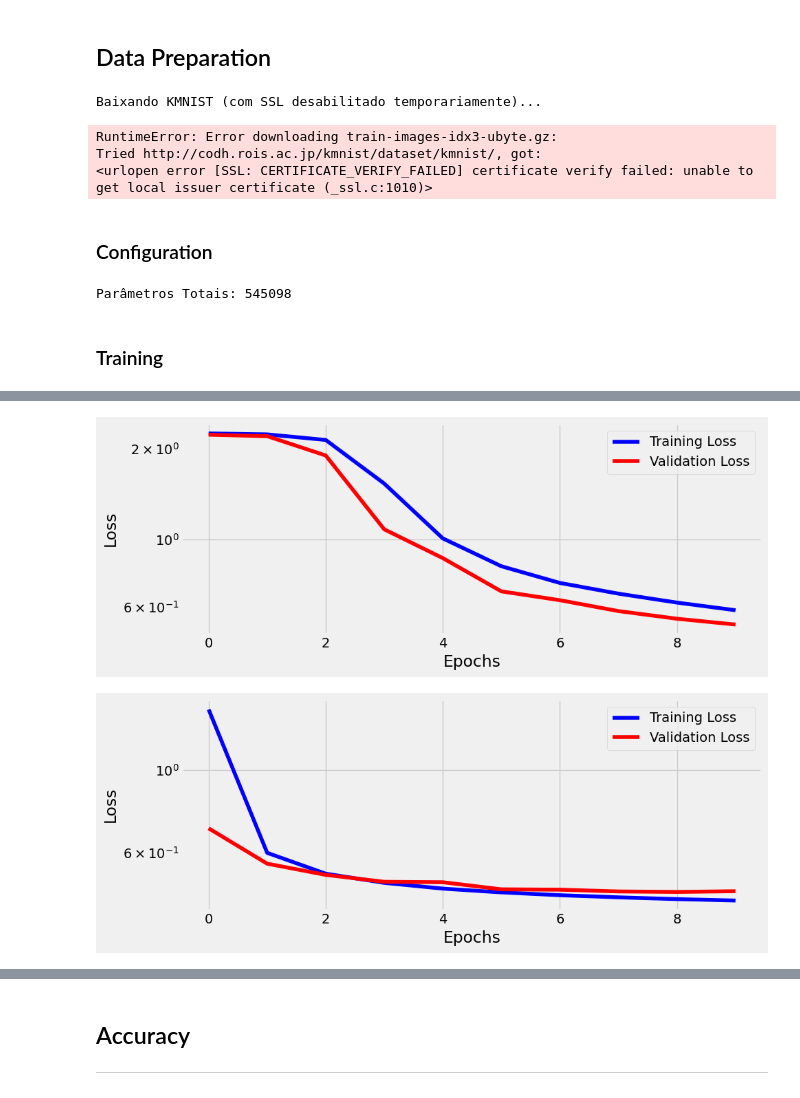
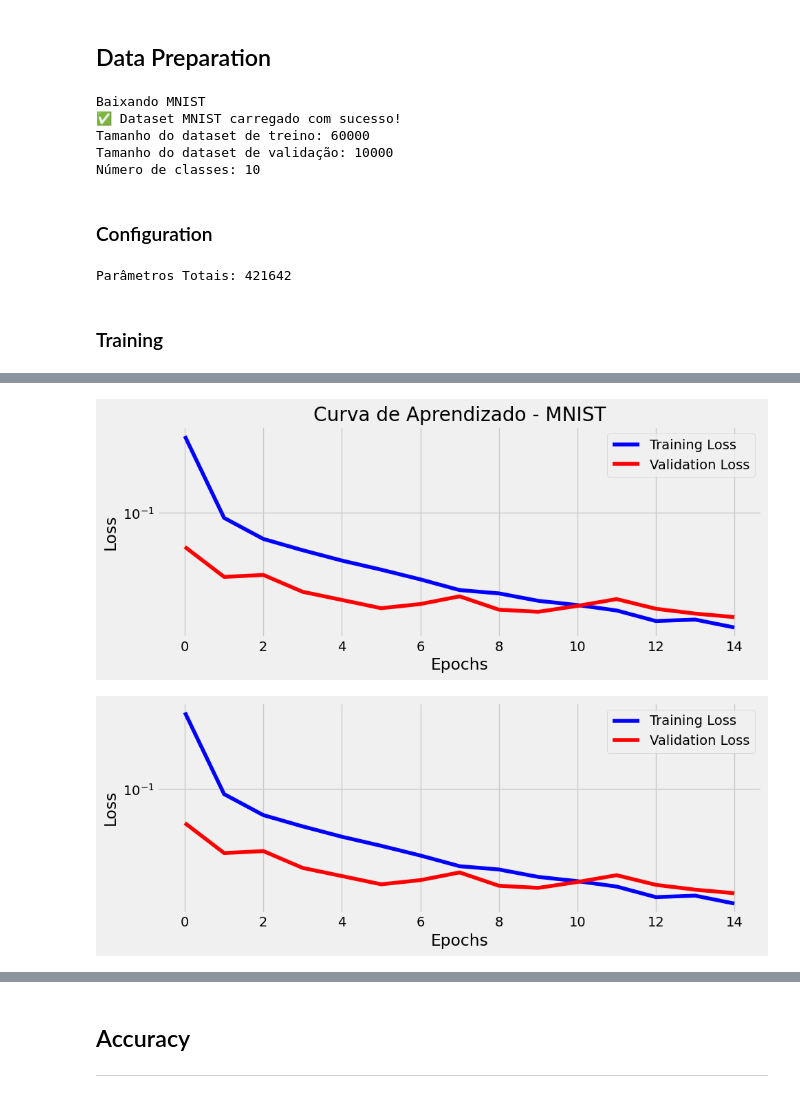
Before and after one commit to vitorgabriel27/mlops_dca0305, a Jupyter notebook: cnn_mnist_lenet.ipynb, the cells around one changed output, grey strips where cells are left out. Saved outputs shown, nothing was run; the diff lists cells and outputs as text; code cells hidden in the pictures.

```diff
--- a/cnn_mnist_lenet.ipynb
+++ b/cnn_mnist_lenet.ipynb
@@ -313,7 +313,7 @@ transform_composer = Compose([
 ])
 
 # 2. Carrega os datasets MNIST
-print("Baixando MNIST (com SSL desabilitado temporariamente)...")
+print("Baixando MNIST")
 train_dataset = datasets.MNIST(
     root="./data",
     train=True,
@@ -337,21 +337,22 @@ print(f"Tamanho do dataset de treino: {len(train_dataset)}")
 print(f"Tamanho do dataset de validação: {len(val_dataset)}")
 print(f"Número de classes: {N_CLASSES}")
 # %% [output]
-Baixando KMNIST (com SSL desabilitado temporariamente)...
+Baixando MNIST
+✅ Dataset MNIST carregado com sucesso!
+Tamanho do dataset de treino: 60000
+Tamanho do dataset de validação: 10000
+Número de classes: 10
-RuntimeError: Error downloading train-images-idx3-ubyte.gz:
-Tried http://codh.rois.ac.jp/kmnist/dataset/kmnist/, got:
-<urlopen error [SSL: CERTIFICATE_VERIFY_FAILED] certificate verify failed: unable to get local issuer certificate (_ssl.c:1010)>
 # %% [markdown]
 ### Configuration
 # %%
-# Configurações para SVHN
+# Configurações para MNIST
 N_CHANNELS = 1   # Imagens em tons de cinza
 INPUT_SIZE = 28  # Imagens 28x28 pixels
 
 torch.manual_seed(13)
 model_cnn1 = nn.Sequential()
 
-# --- Featurizer mais robusto para SVHN ---
+# --- Featurizer adaptado para MNIST 28x28 ---
 model_cnn1.add_module('conv1', nn.Conv2d(in_channels=N_CHANNELS, out_channels=32, kernel_size=3, padding=1))
 model_cnn1.add_module('relu1', nn.ReLU())
 model_cnn1.add_module('maxp1', nn.MaxPool2d(kernel_size=2))
@@ -363,25 +364,27 @@ model_cnn1.add_module('maxp2', nn.MaxPool2d(kernel_size=2))
 model_cnn1.add_module('flatten', nn.Flatten())
 
 # --- Classification ---
-# Após 2 maxpools: 32x32 -> 16x16 -> 8x8
-# 64 canais * 8 * 8 = 4096
-model_cnn1.add_module('fc1', nn.Linear(in_features=64 * 8 * 8, out_features=128))
+# Cálculo para MNIST 28x28:
+# Após 2 maxpools: 28x28 -> 14x14 -> 7x7
+# 64 canais * 7 * 7 = 3136
+model_cnn1.add_module('fc1', nn.Linear(in_features=64 * 7 * 7, out_features=128))
 model_cnn1.add_module('relu3', nn.ReLU())
 model_cnn1.add_module('dropout', nn.Dropout(0.5))
 model_cnn1.add_module('fc2', nn.Linear(in_features=128, out_features=N_CLASSES))
 
 print(f"Parâmetros Totais: {sum(p.numel() for p in model_cnn1.parameters() if p.requires_grad)}")
 # %% [output]
-Parâmetros Totais: 545098
+Parâmetros Totais: 421642
 # %% [markdown]
 ### Training
 # %%
 LR = 0.01
-N_EPOCHS = 10
+N_EPOCHS = 15  # Aumentei um pouco pois MNIST é mais simples e converge rápido
 
 # Define loss function and optimizer
 multi_loss_fn = nn.CrossEntropyLoss(reduction='mean')
-optimizer_cnn1 = optim.SGD(model_cnn1.parameters(), lr=LR)
+# Adicionei momentum para melhor convergência
+optimizer_cnn1 = optim.SGD(model_cnn1.parameters(), lr=LR, momentum=0.9)
 
 # Cria a arquitetura de treinamento
 arch_cnn1 = Architecture(model_cnn1, multi_loss_fn, optimizer_cnn1)
@@ -389,14 +392,19 @@ arch_cnn1 = Architecture(model_cnn1, multi_loss_fn, optimizer_cnn1)
 # Define os data loaders
 arch_cnn1.set_loaders(train_loader, val_loader)
 
-print("Iniciando treinamento. Resultados do loss por época:")
+print("Iniciando treinamento do MNIST. Resultados do loss por época:")
 print(f"Dispositivo de treinamento: {arch_cnn1.device}")
 print(f"Número de parâmetros treináveis: {arch_cnn1.count_parameters():,}")
+print(f"Dataset: MNIST - Dígitos Manuscritos")
+print(f"Tamanho do treino: {len(train_loader.dataset)} imagens")
+print(f"Tamanho da validação: {len(val_loader.dataset)} imagens")
+print("-" * 60)
 
 # Inicia o treinamento
 arch_cnn1.train(N_EPOCHS)
 
 # Plota as perdas após o treinamento
 arch_cnn1.plot_losses()
+plt.title("Curva de Aprendizado - MNIST")
 plt.show()
 # %% [output]
@@ -416,8 +428,8 @@ Epoch 10/10: Training Loss = 0.5829, Validation Loss = 0.5227
-[figure, old version]
+[figure, new version]
 # %%
 fig = arch_cnn1.plot_losses()
 # %% [output]
-[figure, old version]
+[figure, new version]
 # %%
 ## Visualizing Feature Maps
 # %%
```
Also changed, not shown: parts of 3 cells of this notebook.
